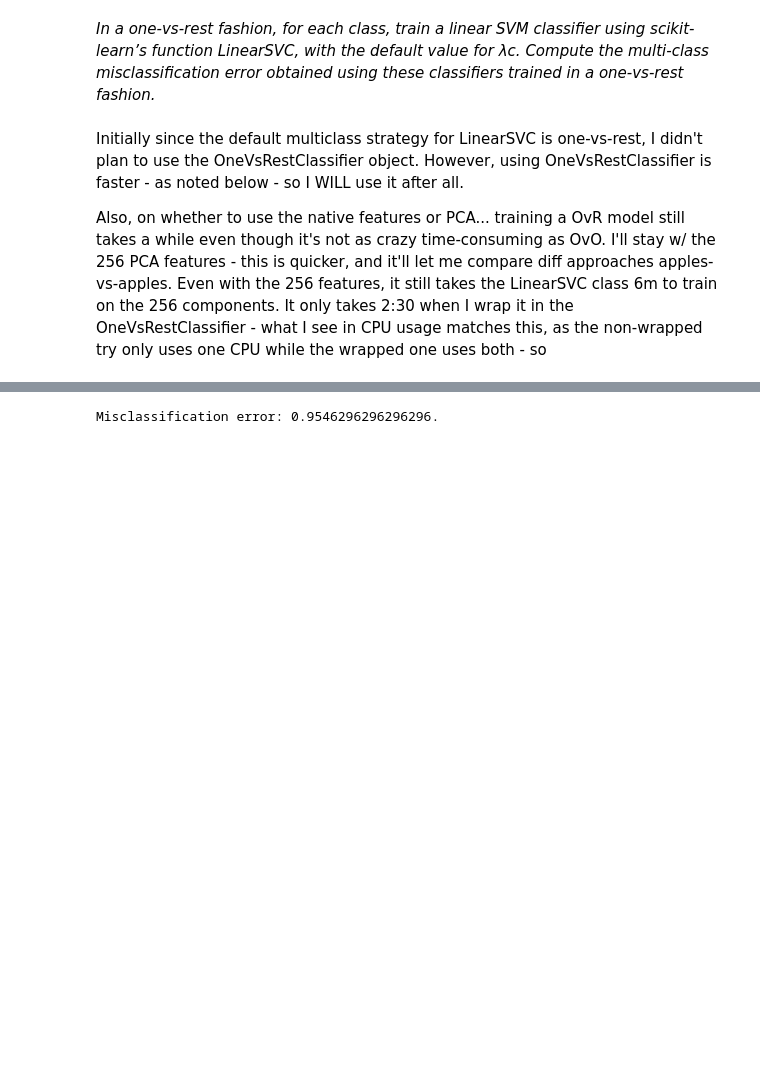
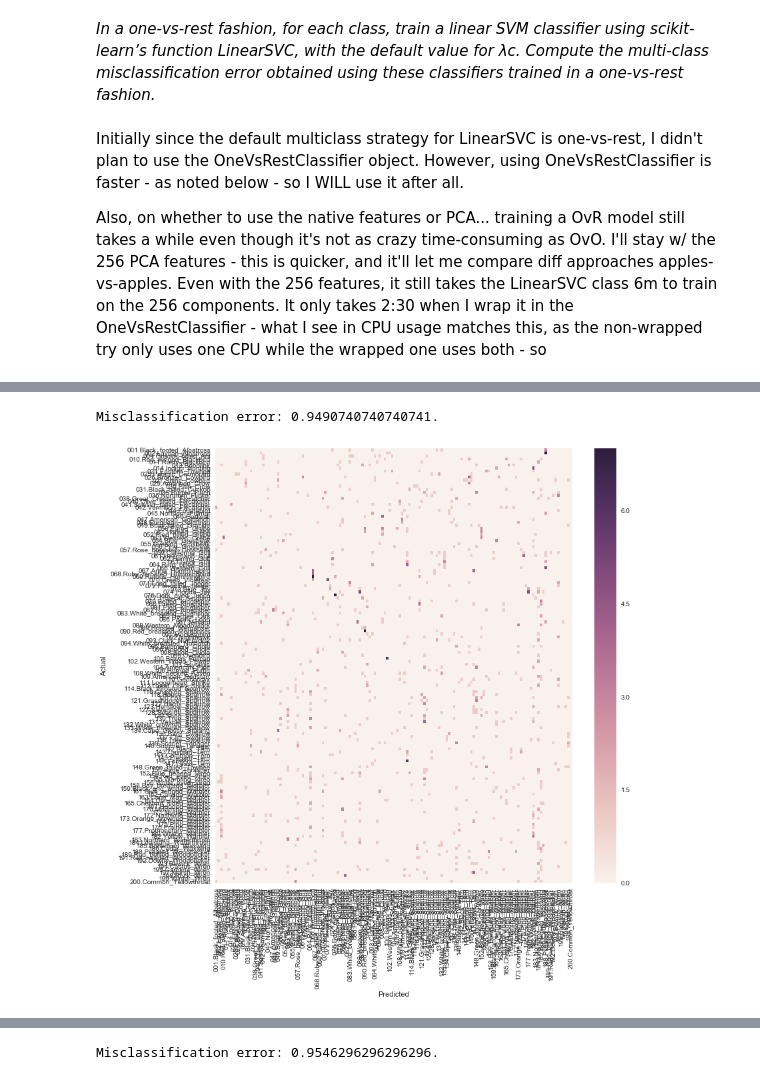
Before and after one commit to aenfield/Data558, a Jupyter notebook: Kaggle/HWExerciseExploratory.ipynb, the cells around one changed output, grey strips where cells are left out. Cells and saved outputs as stored; diff of their text form; code cells hidden in the pictures; blank space fills up the shorter version.

```diff
--- a/Kaggle/HWExerciseExploratory.ipynb
+++ b/Kaggle/HWExerciseExploratory.ipynb
@@ -696,3 +697,8 @@ Also, on whether to use the native features or PCA... training a OvR model still
+# %%
+output_error_and_cm_for_classifier(ovr_slow, X_pca_test, y_pca_test)
+# %% [output]
+Misclassification error: 0.9490740740740741.
+[figure, added]
 # %%
 %time ovr = OneVsRestClassifier(LinearSVC(random_state=0, fit_intercept=False), n_jobs=-1).fit(X_pca_train, y_pca_train)
 # %% [output]
```
Also changed, not shown: parts of 17 cells of this notebook.
